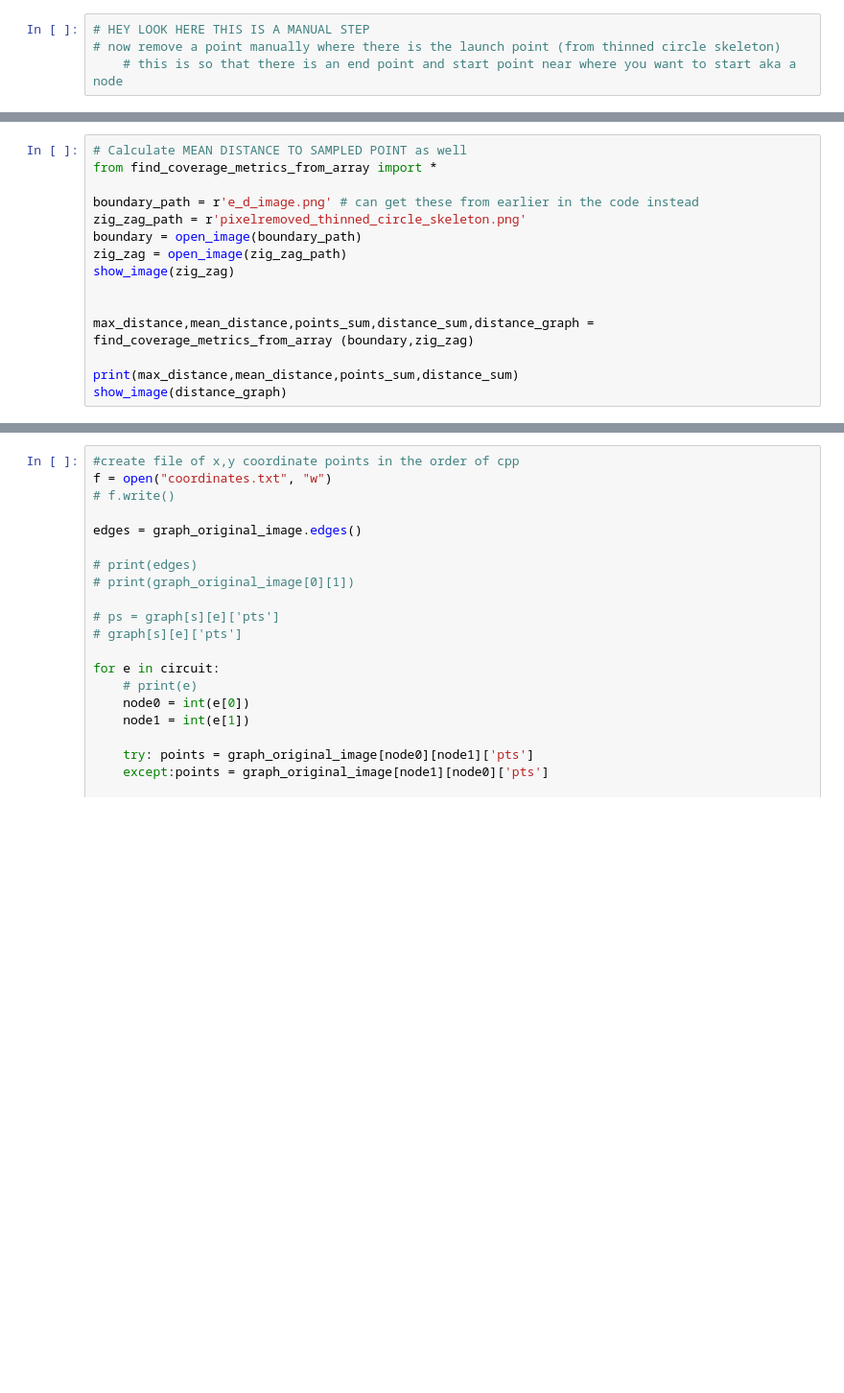
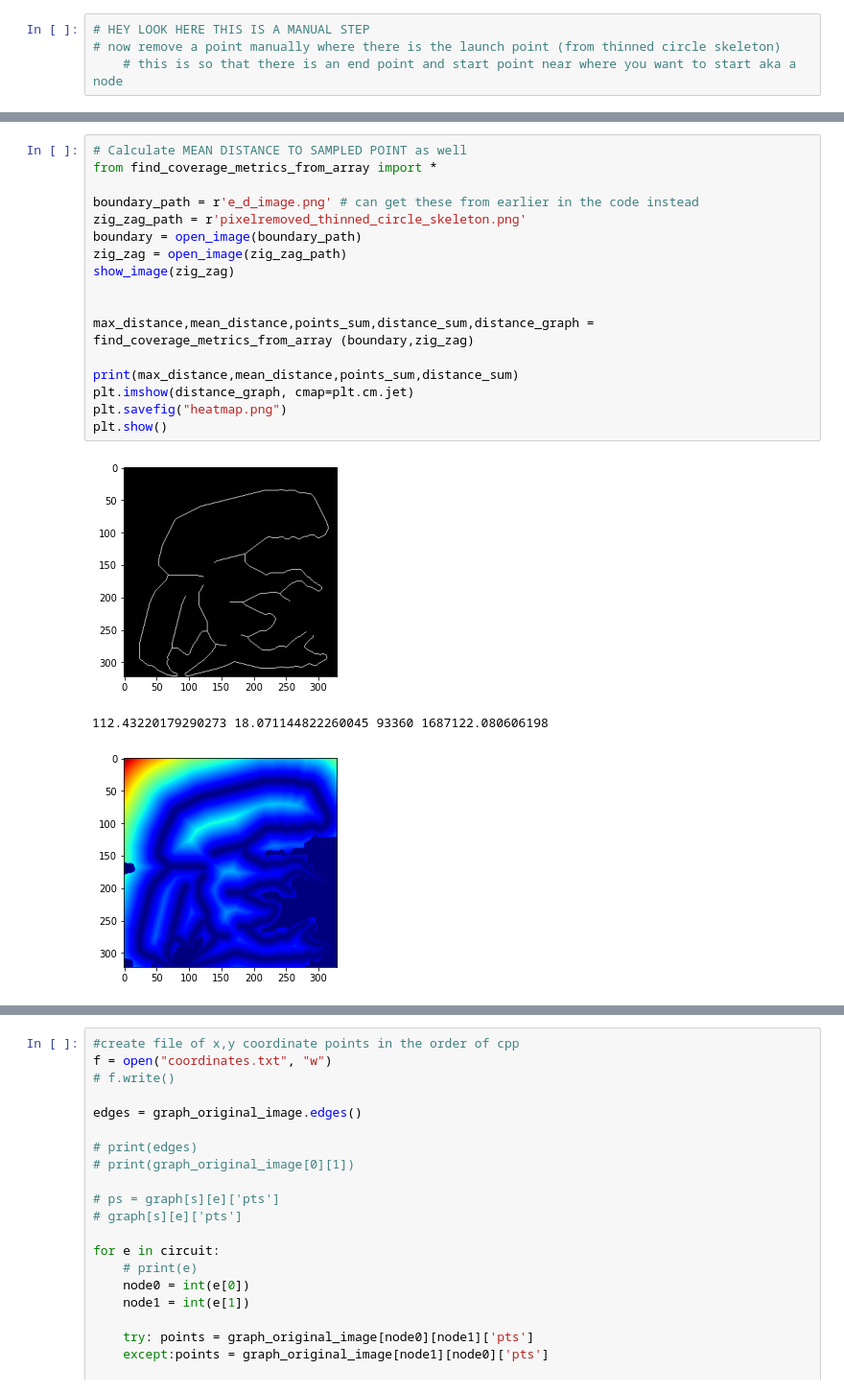
Before and after one commit to jzraiti/Coverage_Algorithm_Enviornmental_Sampling_Autonomous_Surface_Vehicle, a Jupyter notebook: Project_Files/Jupyter_pipelines/Pipeline_Circle_Path_Jul30/pipline_make_circle_path.ipynb, the cells around one changed output, grey strips where cells are left out. Shown: that part at 96% size. Drawn from its saved outputs; the diff is of its cells as text; blank space fills up the shorter version.

```diff
--- a/Project_Files/Jupyter_pipelines/Pipeline_Circle_Path_Jul30/pipline_make_circle_path.ipynb
+++ b/Project_Files/Jupyter_pipelines/Pipeline_Circle_Path_Jul30/pipline_make_circle_path.ipynb
@@ -258,15 +228,21 @@ print(total_distance, weight_sum , unit_distance )
 # %%
 # Calculate MEAN DISTANCE TO SAMPLED POINT as well
 from find_coverage_metrics_from_array import *
 
 boundary_path = r'e_d_image.png' # can get these from earlier in the code instead
 zig_zag_path = r'pixelremoved_thinned_circle_skeleton.png'
 boundary = open_image(boundary_path)
 zig_zag = open_image(zig_zag_path)
 show_image(zig_zag)
 
 
 max_distance,mean_distance,points_sum,distance_sum,distance_graph = find_coverage_metrics_from_array (boundary,zig_zag)
 
 print(max_distance,mean_distance,points_sum,distance_sum)
-show_image(distance_graph)
+plt.imshow(distance_graph, cmap=plt.cm.jet)
+plt.savefig("heatmap.png")
+plt.show()
+# %% [output]
+[figure, added]
+112.43220179290273 18.071144822260045 93360 1687122.080606198
+[figure, added]
```
Also changed, not shown: parts of 8 cells of this notebook, 9 other files.
